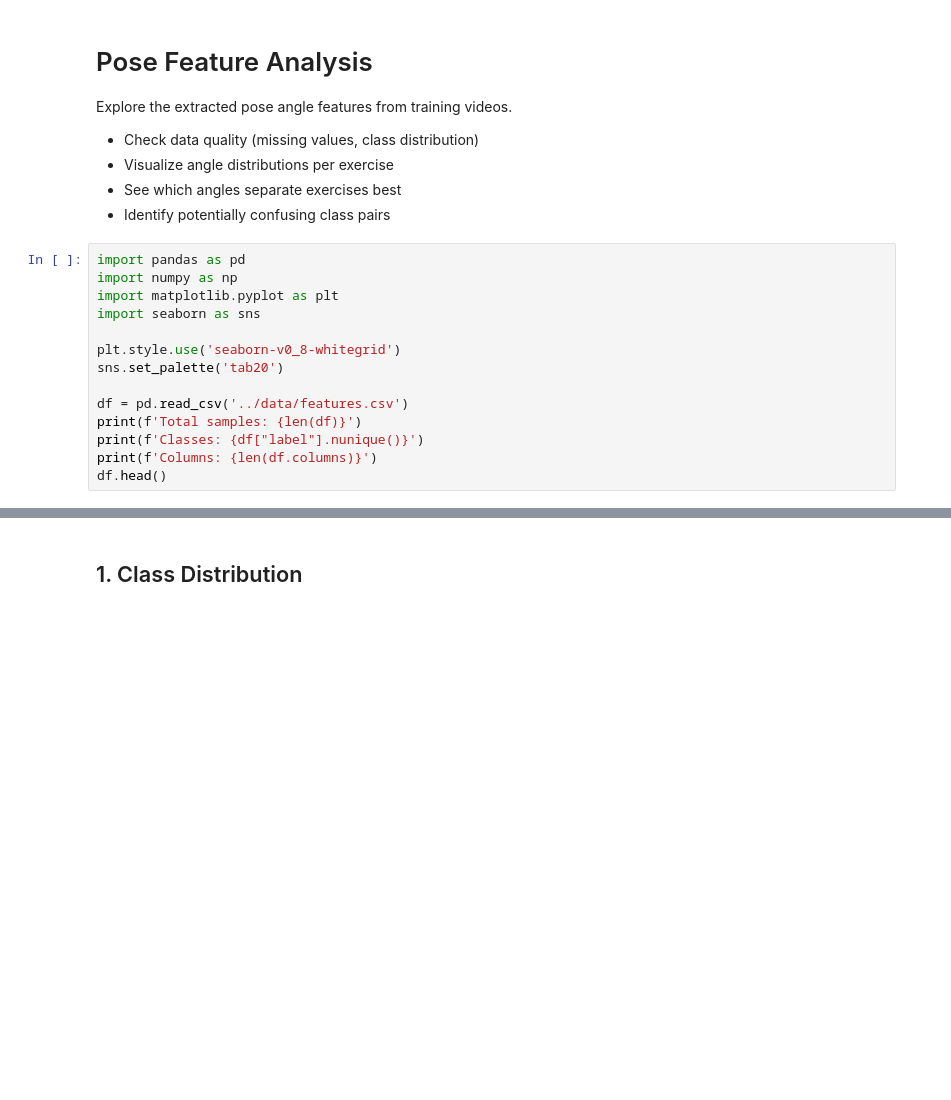
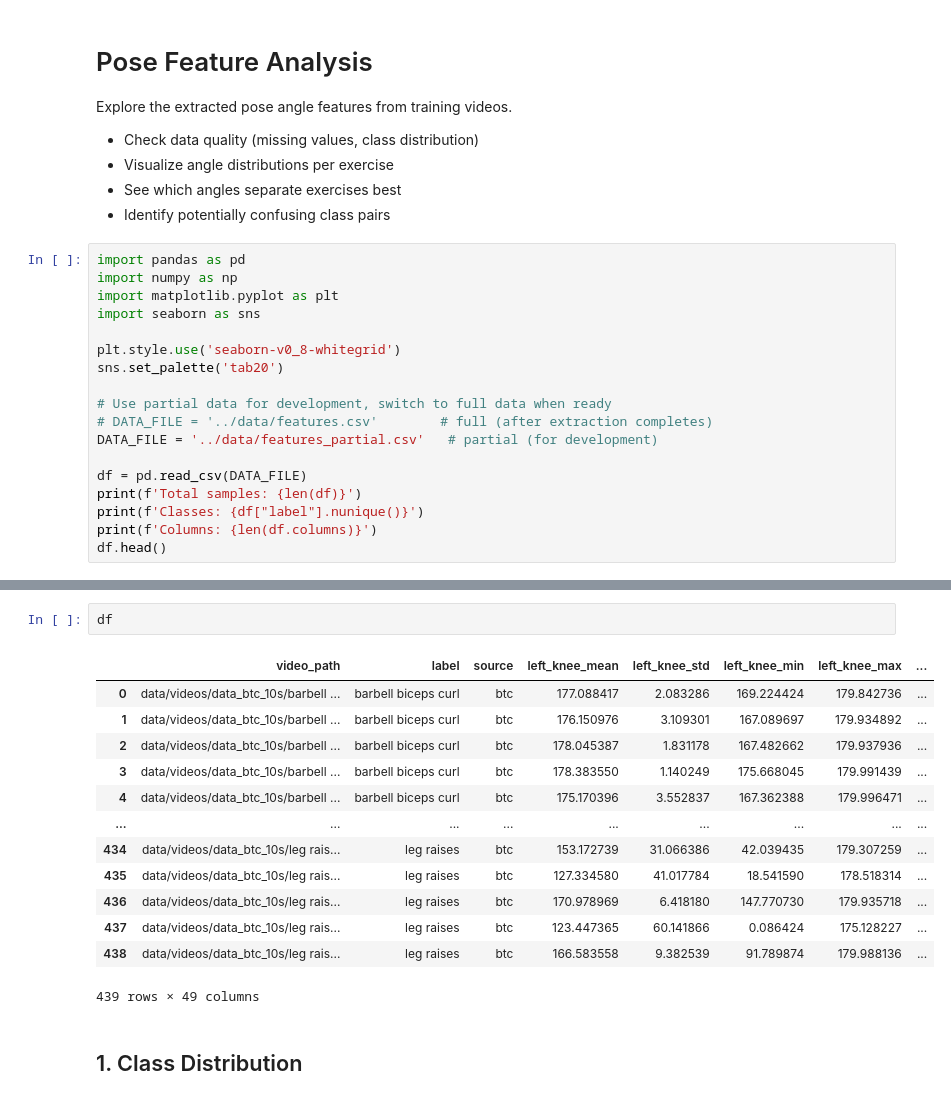
Before and after one commit to 12194916/smart-gym-monitoring, a Jupyter notebook: notebooks/analysis.ipynb, the cells around one changed output, grey strips where cells are left out. Saved outputs shown, nothing was run; the diff lists cells and outputs as text; blank space fills up the shorter version.

```diff
--- a/notebooks/analysis.ipynb
+++ b/notebooks/analysis.ipynb
@@ -15,7 +15,11 @@ import seaborn as sns
 plt.style.use('seaborn-v0_8-whitegrid')
 sns.set_palette('tab20')
 
-df = pd.read_csv('../data/features.csv')
+# Use partial data for development, switch to full data when ready
+# DATA_FILE = '../data/features.csv'        # full (after extraction completes)
+DATA_FILE = '../data/features_partial.csv'   # partial (for development)
+
+df = pd.read_csv(DATA_FILE)
 print(f'Total samples: {len(df)}')
 print(f'Classes: {df["label"].nunique()}')
 print(f'Columns: {len(df.columns)}')
@@ -23,3 +38,19 @@ df.head()
+# %%
+df
+# %% [output]
+|  | video_path | label | source | left_knee_mean | left_knee_std | left_knee_min | left_knee_max | ... |
+| 0 | data/videos/data_btc_10s/barbell ... | barbell biceps curl | btc | 177.088417 | 2.083286 | 169.224424 | 179.842736 | ... |
+| 1 | data/videos/data_btc_10s/barbell ... | barbell biceps curl | btc | 176.150976 | 3.109301 | 167.089697 | 179.934892 | ... |
+| 2 | data/videos/data_btc_10s/barbell ... | barbell biceps curl | btc | 178.045387 | 1.831178 | 167.482662 | 179.937936 | ... |
+| 3 | data/videos/data_btc_10s/barbell ... | barbell biceps curl | btc | 178.383550 | 1.140249 | 175.668045 | 179.991439 | ... |
+| 4 | data/videos/data_btc_10s/barbell ... | barbell biceps curl | btc | 175.170396 | 3.552837 | 167.362388 | 179.996471 | ... |
+| ... | ... | ... | ... | ... | ... | ... | ... | ... |
+| 434 | data/videos/data_btc_10s/leg rais... | leg raises | btc | 153.172739 | 31.066386 | 42.039435 | 179.307259 | ... |
+| 435 | data/videos/data_btc_10s/leg rais... | leg raises | btc | 127.334580 | 41.017784 | 18.541590 | 178.518314 | ... |
+| 436 | data/videos/data_btc_10s/leg rais... | leg raises | btc | 170.978969 | 6.418180 | 147.770730 | 179.935718 | ... |
+| 437 | data/videos/data_btc_10s/leg rais... | leg raises | btc | 123.447365 | 60.141866 | 0.086424 | 175.128227 | ... |
+| 438 | data/videos/data_btc_10s/leg rais... | leg raises | btc | 166.583558 | 9.382539 | 91.789874 | 179.988136 | ... |
+439 rows × 49 columns
 # %% [markdown]
 ## 1. Class Distribution
 # %%
```
Also changed, not shown: parts of 11 cells of this notebook, 9 other files.
